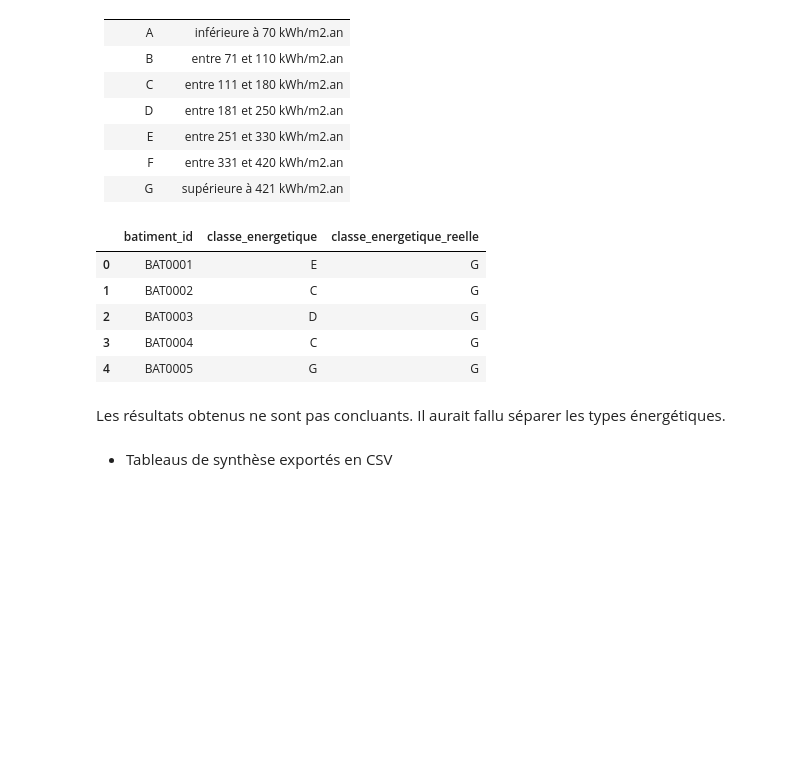
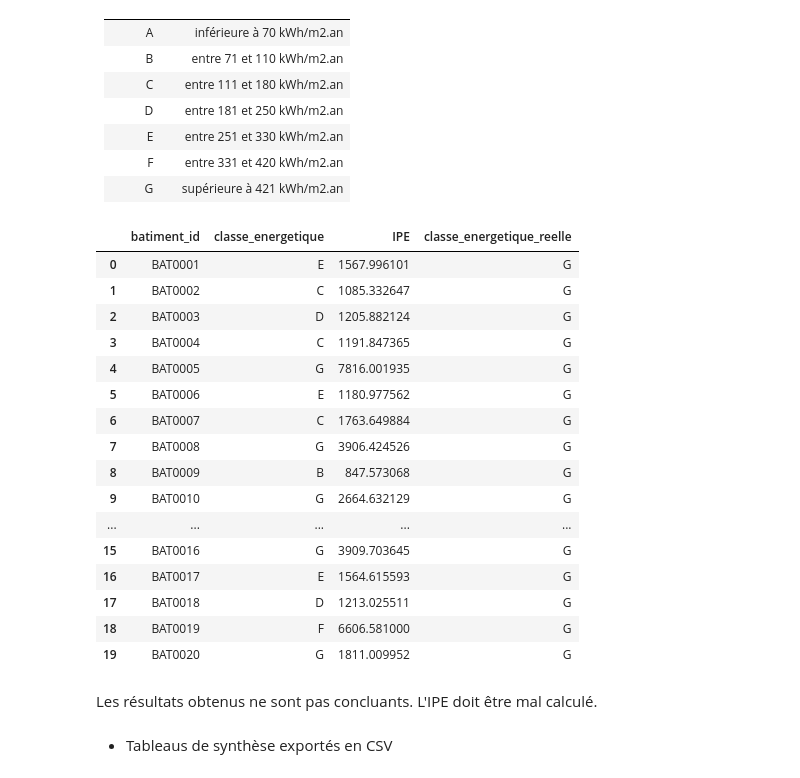
Before and after one commit to DamienDESSAUX-M2i/Damien_DESSAUX_ECF2, a Jupyter notebook: notebooks/06_statistiques_descriptives.ipynb, the cells around one changed output. Saved outputs shown, nothing was run; the diff lists cells and outputs as text; code cells hidden in the pictures; blank space fills up the shorter version.

```diff
--- a/notebooks/06_statistiques_descriptives.ipynb
+++ b/notebooks/06_statistiques_descriptives.ipynb
@@ -246,41 +249,55 @@ G | supérieure à 421 kWh/m2.an
 # %%
 def trouver_classe_energetique(ipe: float) -> str:
     if ipe < 70:
         return "A"
     elif ipe < 110:
         return "B"
     elif ipe < 180:
         return "C"
     elif ipe < 250:
         return "D"
     elif ipe < 330:
         return "E"
     elif ipe < 420:
         return "F"
     return "G"
 
-df["classe_energetique_reelle"] = df["IPE"].apply(lambda x: trouver_classe_energetique(x))
-
-classe_energie_reelle = (
-    df
-    .groupby("batiment_id")
-    .agg(
-        classe_energetique=("classe_energetique", "first"),
-        classe_energetique_reelle=("classe_energetique_reelle", "first"),
-    )
+classe_energie = df.loc[df["type_energie"].isin(["gaz", "electricite"])].copy()
+classe_energie = (
+    classe_energie
+    .groupby(["batiment_id", "classe_energetique", "type_energie", "unite"])
+    .agg(IPE=("IPE", "first"))
     .reset_index()
 )
+classe_energie = (
+    classe_energie
+    .groupby(["batiment_id", "classe_energetique"])
+    .agg(IPE=("IPE", "sum"))
+    .reset_index()
+)
+classe_energie["classe_energetique_reelle"] = classe_energie["IPE"].apply(lambda x: trouver_classe_energetique(x))
 
-classe_energie_reelle.head(5)
+classe_energie.head(20)
 # %% [output]
-|  | batiment_id | classe_energetique | classe_energetique_reelle |
-| 0 | BAT0001 | E | G |
-| 1 | BAT0002 | C | G |
-| 2 | BAT0003 | D | G |
-| 3 | BAT0004 | C | G |
-| 4 | BAT0005 | G | G |
+|  | batiment_id | classe_energetique | IPE | classe_energetique_reelle |
+| 0 | BAT0001 | E | 1567.996101 | G |
+| 1 | BAT0002 | C | 1085.332647 | G |
+| 2 | BAT0003 | D | 1205.882124 | G |
+| 3 | BAT0004 | C | 1191.847365 | G |
+| 4 | BAT0005 | G | 7816.001935 | G |
+| 5 | BAT0006 | E | 1180.977562 | G |
+| 6 | BAT0007 | C | 1763.649884 | G |
+| 7 | BAT0008 | G | 3906.424526 | G |
+| 8 | BAT0009 | B | 847.573068 | G |
+| 9 | BAT0010 | G | 2664.632129 | G |
+| ... | ... | ... | ... | ... |
+| 15 | BAT0016 | G | 3909.703645 | G |
+| 16 | BAT0017 | E | 1564.615593 | G |
+| 17 | BAT0018 | D | 1213.025511 | G |
+| 18 | BAT0019 | F | 6606.581000 | G |
+| 19 | BAT0020 | G | 1811.009952 | G |
 # %% [markdown]
-Les résultats obtenus ne sont pas concluants. Il aurait fallu séparer les types énergétiques.
+Les résultats obtenus ne sont pas concluants. L'IPE doit être mal calculé.
 # %% [markdown]
 - Tableaus de synthèse exportés en CSV
 # %%
```
Also changed, not shown: parts of 4 cells of this notebook, 3 other files.
